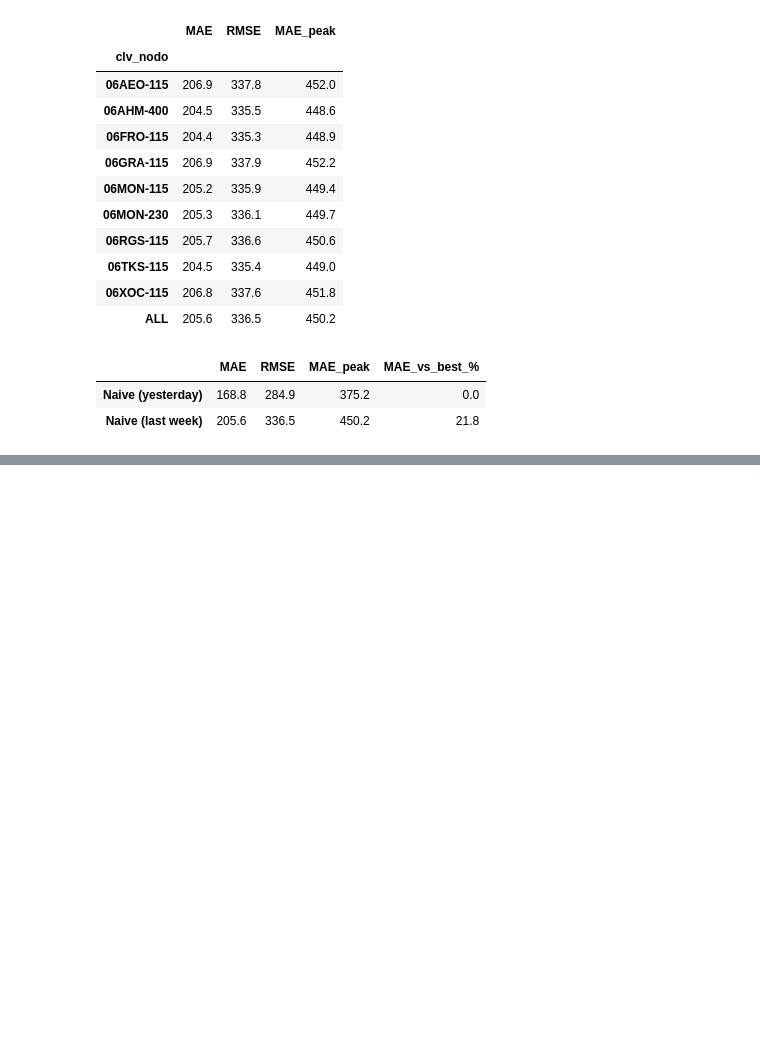
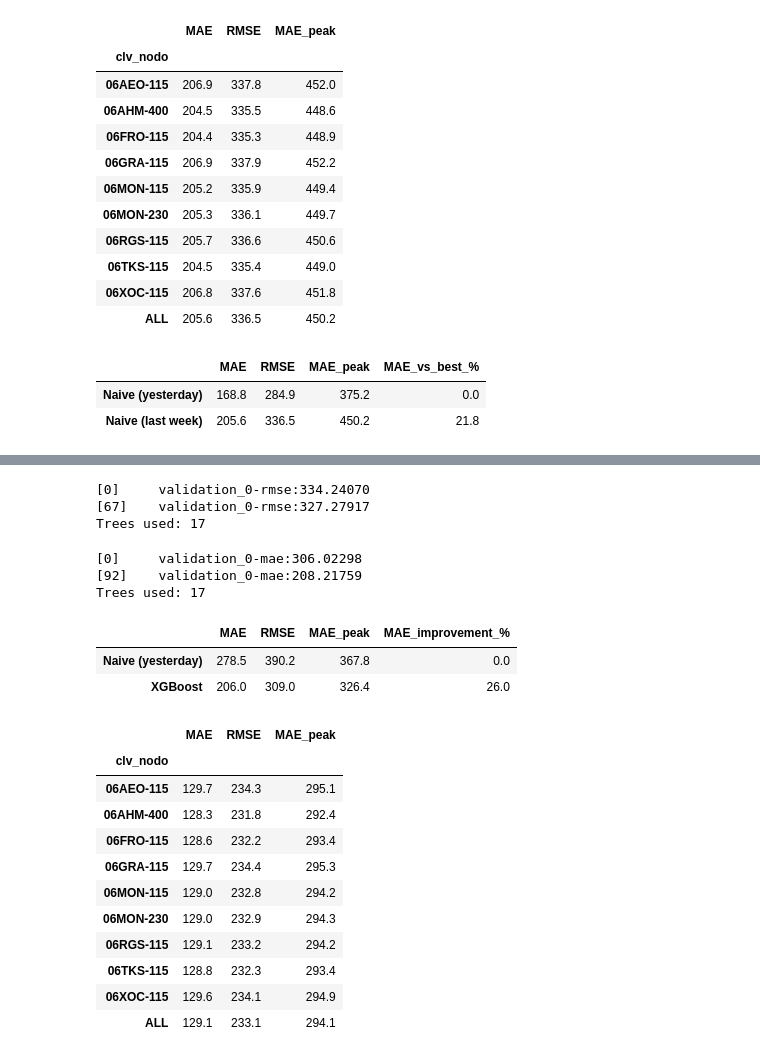
Before and after one commit to zyangarduno/CENACE-CHALLENGE, a Jupyter notebook: notebooks/03_modeling.ipynb, the cells around one changed output, grey strips where cells are left out. Drawn from its saved outputs; the diff is of its cells as text; code cells hidden in the pictures; blank space fills up the shorter version.

```diff
--- a/notebooks/03_modeling.ipynb
+++ b/notebooks/03_modeling.ipynb
@@ -247,0 +274,22 @@ px.line(window, x="timestamp", y=[TARGET, "pred_naive"],
+# %%
+from xgboost import XGBRegressor
+
+xgb = XGBRegressor(
+    n_estimators=2000,
+    learning_rate=0.05,
+    max_depth=6,
+    subsample=0.8,
+    colsample_bytree=0.8,
+    early_stopping_rounds=50,
+    random_state=42,
+)
+
+xgb.fit(fit_set[X_COLS], fit_set[TARGET],
+        eval_set=[(val_set[X_COLS], val_set[TARGET])],
+        verbose=100)
+
+print("Trees used:", xgb.best_iteration)
+# %% [output]
+[0]     validation_0-rmse:334.24070
+[67]    validation_0-rmse:327.27917
+Trees used: 17
@@ -247,0 +302,22 @@ px.line(window, x="timestamp", y=[TARGET, "pred_naive"],
+# %%
+xgb_mae = XGBRegressor(
+    objective="reg:absoluteerror",   # robust to extreme spikes; matches our main metric (MAE)
+    eval_metric="mae",               # early stopping judged on MAE too
+    n_estimators=2000,
+    learning_rate=0.05,
+    max_depth=6,
+    subsample=0.8,
+    colsample_bytree=0.8,
+    early_stopping_rounds=50,
+    random_state=42,
+)
+
+xgb_mae.fit(fit_set[X_COLS], fit_set[TARGET],
+        eval_set=[(val_set[X_COLS], val_set[TARGET])],
+        verbose=100)
+
+print("Trees used:", xgb.best_iteration)
+# %% [output]
+[0]     validation_0-mae:306.02298
+[92]    validation_0-mae:208.21759
+Trees used: 17
@@ -247,0 +328,13 @@ px.line(window, x="timestamp", y=[TARGET, "pred_naive"],
+# %%
+val_naive = evaluate(val_set[TARGET], val_set["lag_24"], val_set["hour"])
+val_xgb   = evaluate(val_set[TARGET], xgb_mae.predict(val_set[X_COLS]), val_set["hour"])
+
+val_comparison = pd.DataFrame({"Naive (yesterday)": val_naive, "XGBoost": val_xgb}).T.round(1)
+val_comparison["MAE_improvement_%"] = (
+    (1 - val_comparison["MAE"] / val_comparison.loc["Naive (yesterday)", "MAE"]) * 100
+).round(1)
+val_comparison
+# %% [output]
+|  | MAE | RMSE | MAE_peak | MAE_improvement_% |
+| Naive (yesterday) | 278.5 | 390.2 | 367.8 | 0.0 |
+| XGBoost | 206.0 | 309.0 | 326.4 | 26.0 |
@@ -247,0 +343,17 @@ px.line(window, x="timestamp", y=[TARGET, "pred_naive"],
+# %%
+test["pred_xgb"] = xgb_mae.predict(test[X_COLS])
+results["XGBoost"] = evaluate_by_node(test, "pred_xgb")
+results["XGBoost"]
+# %% [output]
+|  | MAE | RMSE | MAE_peak |
+| clv_nodo |  |  |  |
+| 06AEO-115 | 129.7 | 234.3 | 295.1 |
+| 06AHM-400 | 128.3 | 231.8 | 292.4 |
+| 06FRO-115 | 128.6 | 232.2 | 293.4 |
+| 06GRA-115 | 129.7 | 234.4 | 295.3 |
+| 06MON-115 | 129.0 | 232.8 | 294.2 |
+| 06MON-230 | 129.0 | 232.9 | 294.3 |
+| 06RGS-115 | 129.1 | 233.2 | 294.2 |
+| 06TKS-115 | 128.8 | 232.3 | 293.4 |
+| 06XOC-115 | 129.6 | 234.1 | 294.9 |
+| ALL | 129.1 | 233.1 | 294.1 |
```
Also changed, not shown: parts of 20 cells of this notebook, 1 other file.
